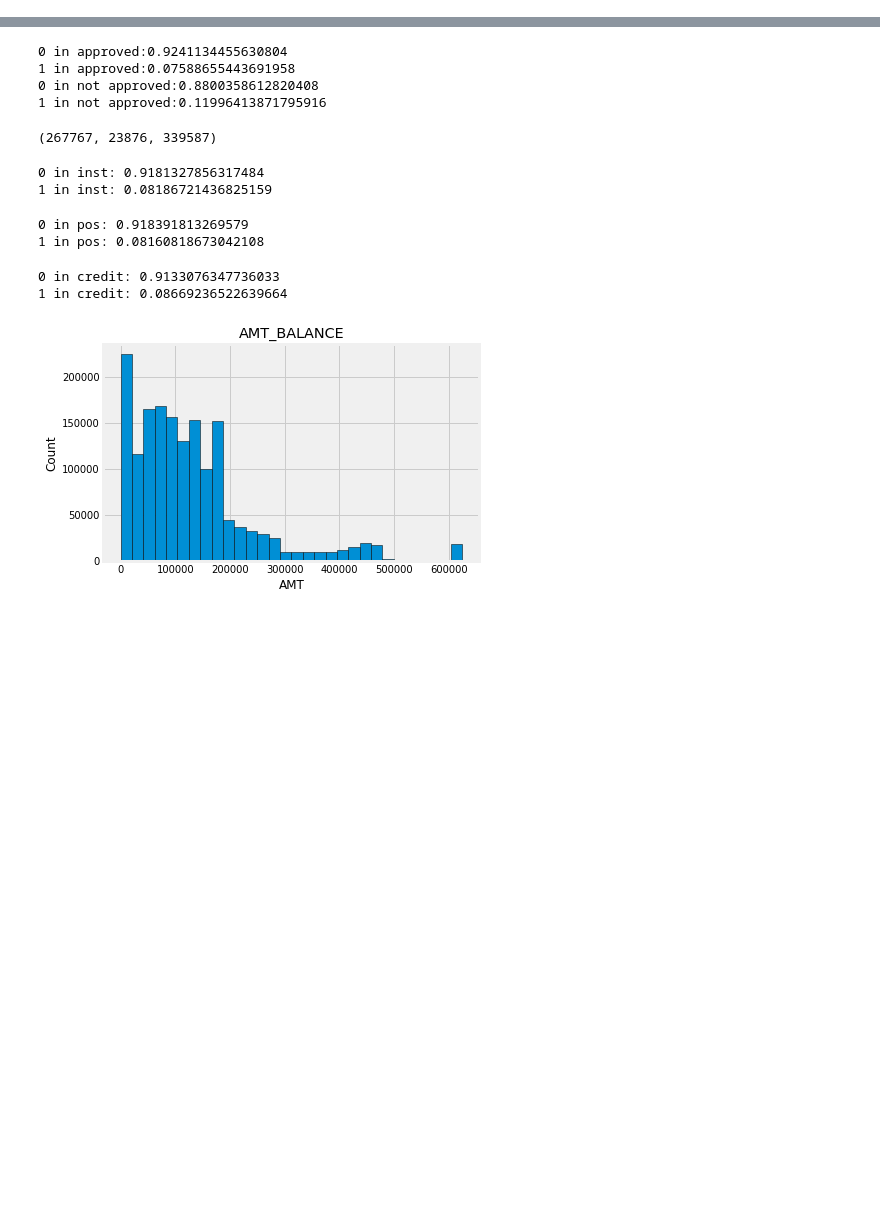
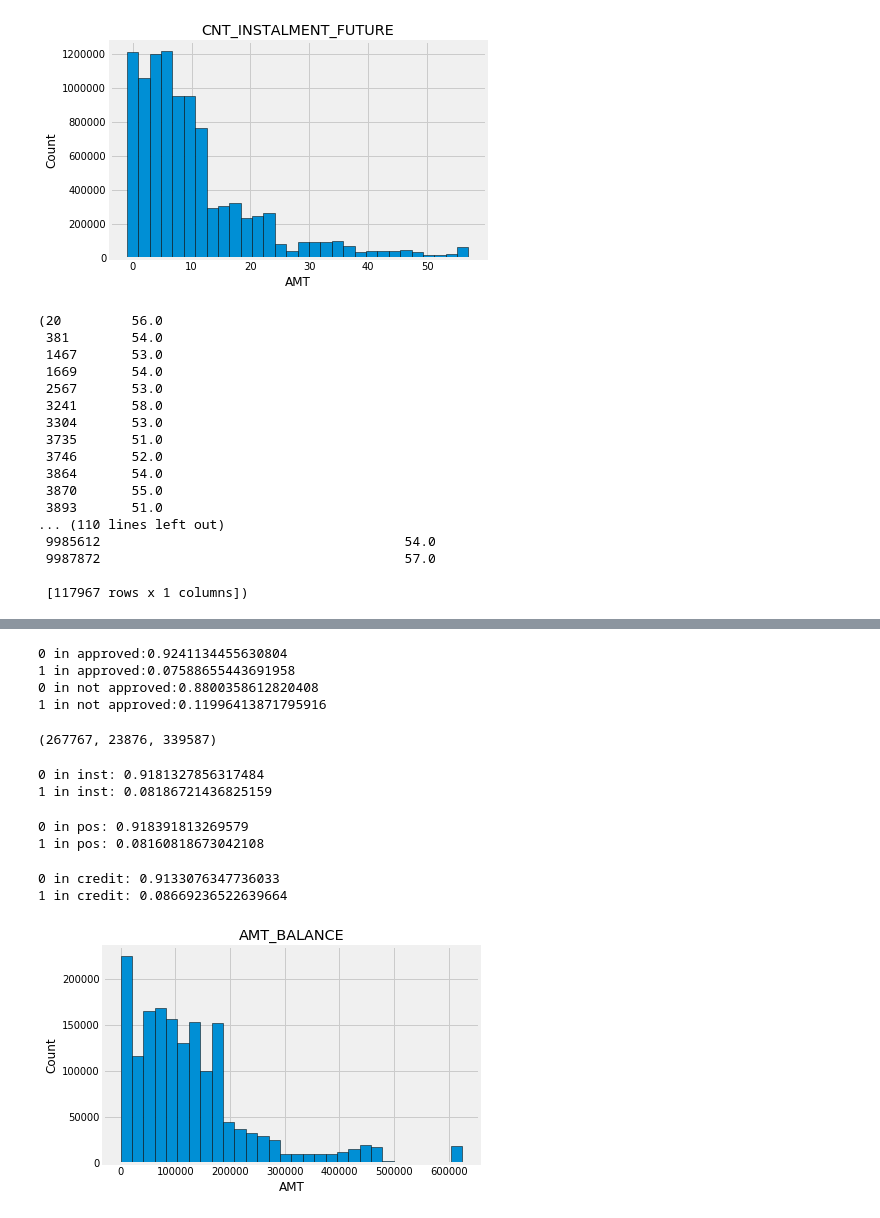
Before and after one commit to wluo-personal/AlphaBoosting, a Jupyter notebook: masaki/home credit/data_testing.ipynb, the cells around one changed output, grey strips where cells are left out. Drawn from its saved outputs; the diff is of its cells as text; code cells hidden in the pictures; blank space fills up the shorter version.

```diff
--- a/masaki/home credit/data_testing.ipynb
+++ b/masaki/home credit/data_testing.ipynb
@@ -122,0 +155,30 @@ credit_card_balance[credit_card_balance['AMT_BALANCE'].values >= np.nanpercentil
+# %%
+# temp = POS_CASH_balance.copy()
+# temp['CNT_INSTALMENT'] = temp['CNT_INSTALMENT'].fillna(-999)
+# temp = temp[temp['CNT_INSTALMENT'].values >= 0]
+
+temp = replace_outliers_by_percentile(POS_CASH_balance, 'CNT_INSTALMENT_FUTURE', 99.5)
+
+plt.hist(temp['CNT_INSTALMENT_FUTURE_percentile_replaced'].fillna(-1), edgecolor = 'k', bins = 30)
+plt.title('CNT_INSTALMENT_FUTURE'); plt.xlabel('AMT'); plt.ylabel('Count');
+plt.show()
+POS_CASH_balance[POS_CASH_balance['CNT_INSTALMENT_FUTURE'].values > 50]['CNT_INSTALMENT_FUTURE'], temp[temp['CNT_INSTALMENT_FUTURE_percentile_replaced'].values > 50]
+# %% [output]
+[figure, added]
+(20         56.0
+ 381        54.0
+ 1467       53.0
+ 1669       54.0
+ 2567       53.0
+ 3241       58.0
+ 3304       53.0
+ 3735       51.0
+ 3746       52.0
+ 3864       54.0
+ 3870       55.0
+ 3893       51.0
+... (110 lines left out)
+ 9985612                                       54.0
+ 9987872                                       57.0
+
+ [117967 rows x 1 columns])
```
Also changed, not shown: parts of 26 cells of this notebook, 14 other files.
